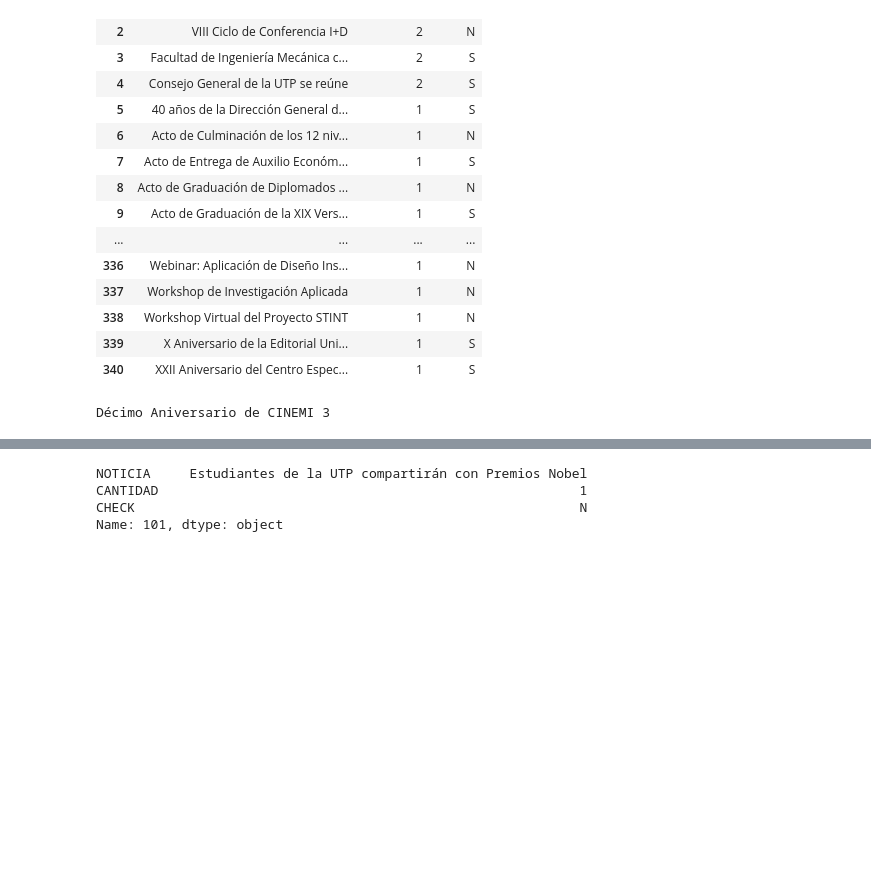
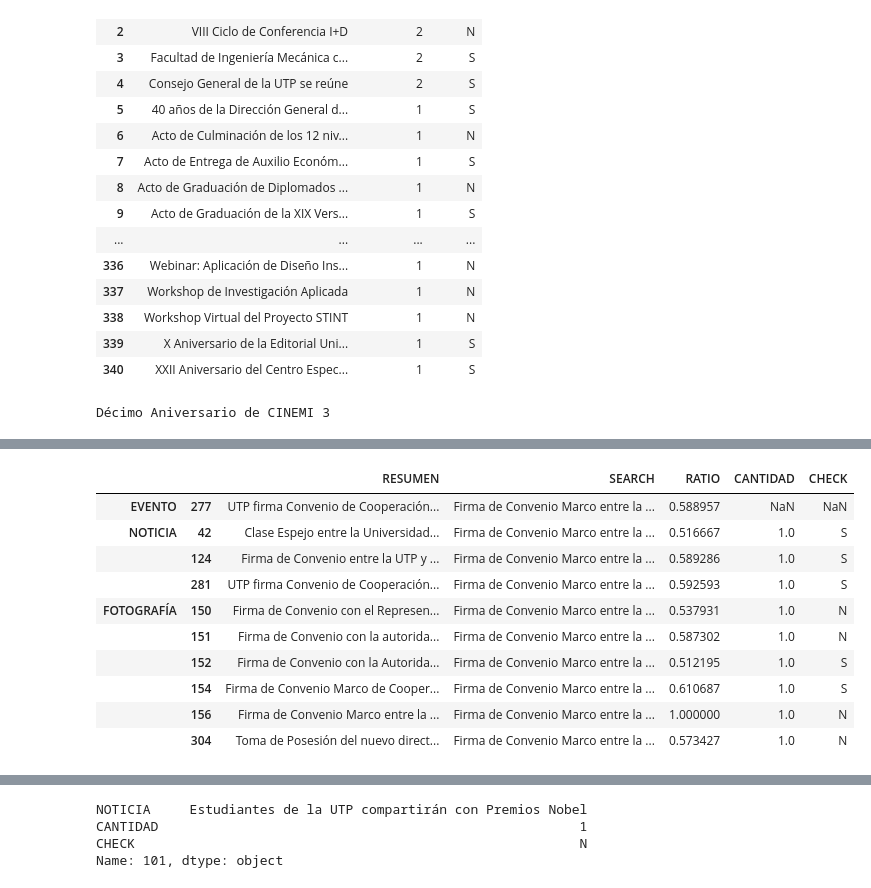
Before and after one commit to Susanelizabetth/manipulateDATA, a Jupyter notebook: DNotebook.ipynb, the cells around one changed output, grey strips where cells are left out. Cells and saved outputs as stored; diff of their text form; code cells hidden in the pictures; blank space fills up the shorter version.

```diff
--- a/DNotebook.ipynb
+++ b/DNotebook.ipynb
@@ -343,11 +343,24 @@ def SearchFunc(text, data, column ):
     df_search = df_search.loc[df_search['RATIO']> 0.5]
     return(df_search)
 # %%
-text = 'Inauguración de laboratorios de la FIM de Tecnología 4.0'
-result = SearchFunc(text, df_new, 'EVENTO')
-result1 = SearchFunc(text, df_mensaje, 'MENSAJE')
-result2 = SearchFunc(text, df_noticia, 'NOTICIA')
-result3 = SearchFunc(text, df_foto, 'FOTOGRAFÍA')
+for i in df_foto.index:
+    if df_foto['CHECK'][i] == 'N':
+        text = df_foto['FOTOGRAFÍA'][i]
+        result = SearchFunc(text, df_new, 'EVENTO')
+        result1 = SearchFunc(text, df_mensaje, 'MENSAJE')
+        result2 = SearchFunc(text, df_noticia, 'NOTICIA')
+        result3 = SearchFunc(text, df_foto, 'FOTOGRAFÍA')
 
-res = pd.concat([result, result1, result2, result3], keys=['EVENTO','MENSAJE', 'NOTICIA', 'FOTOGRAFÍA'])
-res
+        res = pd.concat([result, result1, result2, result3], keys=['EVENTO','MENSAJE', 'NOTICIA', 'FOTOGRAFÍA'])
+        if len(res) == 1:
+            cant = df_foto['CANTIDAD'][i]
+            check(df_foto, i)
+            df_new2 = pd.DataFrame({'EVENTO':  [text],
+                        'FOTOS' :   [cant],
+                        'POST' :    [0],
+                        'VIDEOS':   [0],
+                        'NOTICIAS': [0],
+                        'MENSAJE':  [0],
+                        'CHECK':   ['LISTO']})
+
+            df_new = pd.concat([df_new, df_new2], ignore_index = True, axis = 0)
@@ -371 +396,22 @@ res
+# %%
+text = df_foto['FOTOGRAFÍA'][156]
+result = SearchFunc(text, df_new, 'EVENTO')
+result1 = SearchFunc(text, df_mensaje, 'MENSAJE')
+result2 = SearchFunc(text, df_noticia, 'NOTICIA')
+result3 = SearchFunc(text, df_foto, 'FOTOGRAFÍA')
+
+res = pd.concat([result, result1, result2, result3], keys=['EVENTO','MENSAJE', 'NOTICIA', 'FOTOGRAFÍA'])
+res
+# %% [output]
+|  |  | RESUMEN | SEARCH | RATIO | CANTIDAD | CHECK |
+| EVENTO | 277 | UTP firma Convenio de Cooperación... | Firma de Convenio Marco entre la ... | 0.588957 | NaN | NaN |
+| NOTICIA | 42 | Clase Espejo entre la Universidad... | Firma de Convenio Marco entre la ... | 0.516667 | 1.0 | S |
+|  | 124 | Firma de Convenio entre la UTP y ... | Firma de Convenio Marco entre la ... | 0.589286 | 1.0 | S |
+|  | 281 | UTP firma Convenio de Cooperación... | Firma de Convenio Marco entre la ... | 0.592593 | 1.0 | S |
+| FOTOGRAFÍA | 150 | Firma de Convenio con el Represen... | Firma de Convenio Marco entre la ... | 0.537931 | 1.0 | N |
+|  | 151 | Firma de Convenio con la autorida... | Firma de Convenio Marco entre la ... | 0.587302 | 1.0 | N |
+|  | 152 | Firma de Convenio con la Autorida... | Firma de Convenio Marco entre la ... | 0.512195 | 1.0 | S |
+|  | 154 | Firma de Convenio Marco de Cooper... | Firma de Convenio Marco entre la ... | 0.610687 | 1.0 | S |
+|  | 156 | Firma de Convenio Marco entre la ... | Firma de Convenio Marco entre la ... | 1.000000 | 1.0 | N |
+|  | 304 | Toma de Posesión del nuevo direct... | Firma de Convenio Marco entre la ... | 0.573427 | 1.0 | N |
 # %%
```
Also changed, not shown: parts of 7 cells of this notebook.
